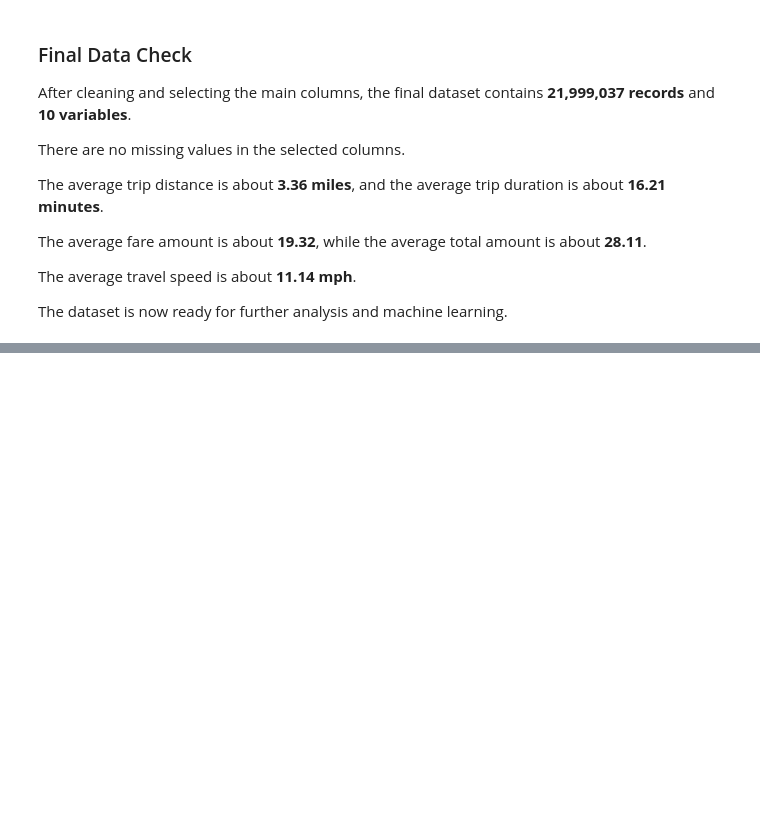
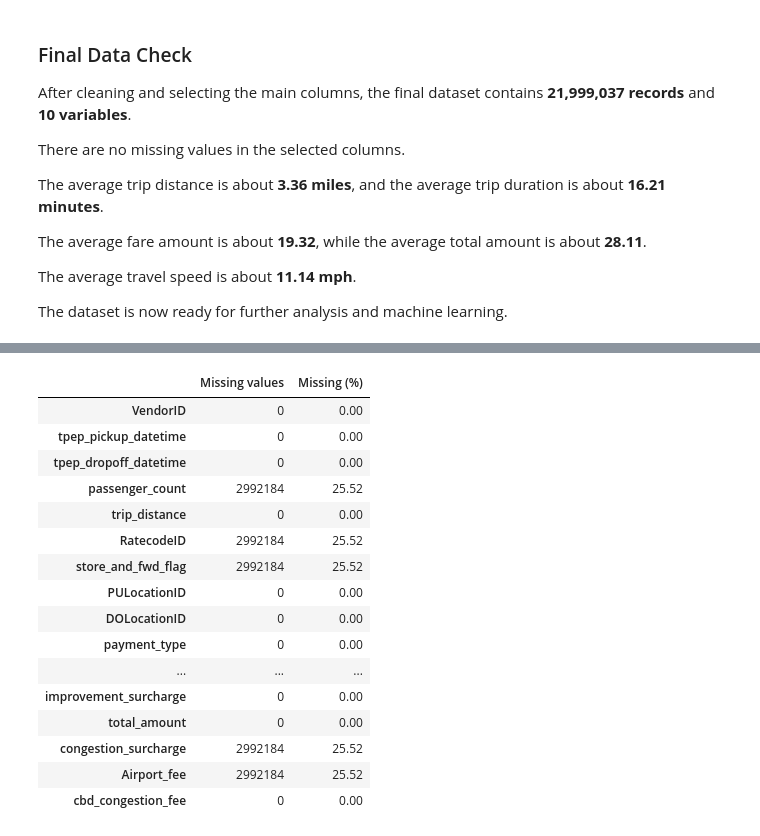
Before and after one commit to yuanzhumia0/CA1-2026025-Machine-Learning-for-Business, a Jupyter notebook: yuanzhu CA1.ipynb, the cells around one changed output, grey strips where cells are left out. Saved outputs shown, nothing was run; the diff lists cells and outputs as text; code cells hidden in the pictures; blank space fills up the shorter version.

```diff
--- a/yuanzhu CA1.ipynb
+++ b/yuanzhu CA1.ipynb
@@ -772,3 +772,21 @@ The average fare amount is about **19.32**, while the average total amount is ab
 The average travel speed is about **11.14 mph**.
 
 The dataset is now ready for further analysis and machine learning.
+# %%
+df_jul = pd.read_parquet(
+    "/Users/cat/Documents/GitHub/CA1-2026025-Machine-Learning-for-Business/yellow_tripdata_2025-07.parquet"
+)
+
+df_aug = pd.read_parquet(
+    "/Users/cat/Documents/GitHub/CA1-2026025-Machine-Learning-for-Business/yellow_tripdata_2025-08.parquet"
+)
+
+df_sep = pd.read_parquet(
+    "/Users/cat/Documents/GitHub/CA1-2026025-Machine-Learning-for-Business/yellow_tripdata_2025-09.parquet"
+)
+# %%
+df_validation = pd.concat(
+    [df_jul, df_aug, df_sep],
+    ignore_index=True
+)
+print("Validation shape:", df_validation.shape)
@@ -774,0 +824,26 @@ The dataset is now ready for further analysis and machine learning.
+# %%
+# Check missing values in validation data
+missing_validation = pd.DataFrame({
+    "Missing values": df_validation.isna().sum(),
+    "Missing (%)": (df_validation.isna().mean() * 100).round(2)
+})
+
+missing_validation
+# %% [output]
+|  | Missing values | Missing (%) |
+| VendorID | 0 | 0.00 |
+| tpep_pickup_datetime | 0 | 0.00 |
+| tpep_dropoff_datetime | 0 | 0.00 |
+| passenger_count | 2992184 | 25.52 |
+| trip_distance | 0 | 0.00 |
+| RatecodeID | 2992184 | 25.52 |
+| store_and_fwd_flag | 2992184 | 25.52 |
+| PULocationID | 0 | 0.00 |
+| DOLocationID | 0 | 0.00 |
+| payment_type | 0 | 0.00 |
+| ... | ... | ... |
+| improvement_surcharge | 0 | 0.00 |
+| total_amount | 0 | 0.00 |
+| congestion_surcharge | 2992184 | 25.52 |
+| Airport_fee | 2992184 | 25.52 |
+| cbd_congestion_fee | 0 | 0.00 |
```
Also changed, not shown: parts of 10 cells of this notebook.
